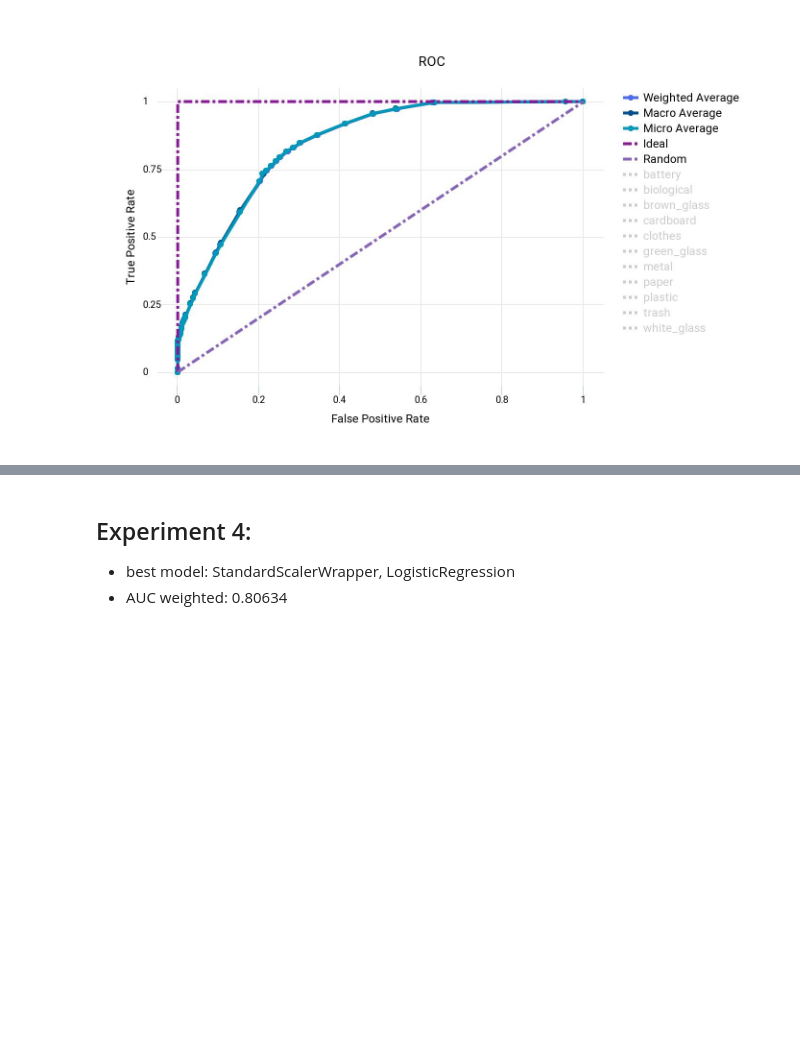
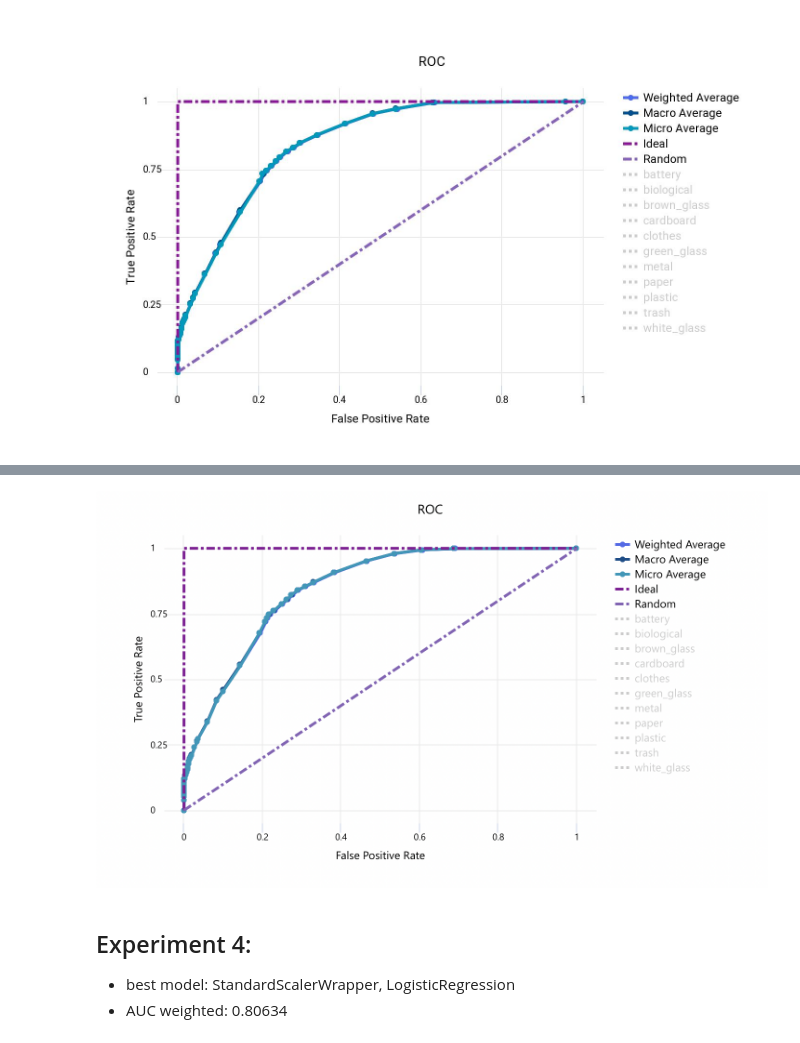
Before and after one commit to zibro011/ml-class-project, a Jupyter notebook: FinalProject.ipynb, the cells around one changed output, grey strips where cells are left out. Drawn from its saved outputs; the diff is of its cells as text; code cells hidden in the pictures; blank space fills up the shorter version.

```diff
--- a/FinalProject.ipynb
+++ b/FinalProject.ipynb
@@ -47,5 +49,7 @@ Image(filename='ROC2.jpeg')
 # %%
-#Image(filename='ROC3.jpeg')
+Image(filename='ROC3.jpeg')
+# %% [output]
+[figure, added]
 # %% [markdown]
 ## Experiment 4:
 * best model:  StandardScalerWrapper, LogisticRegression
```
Also changed, not shown: parts of 3 cells of this notebook, 2 other files.
